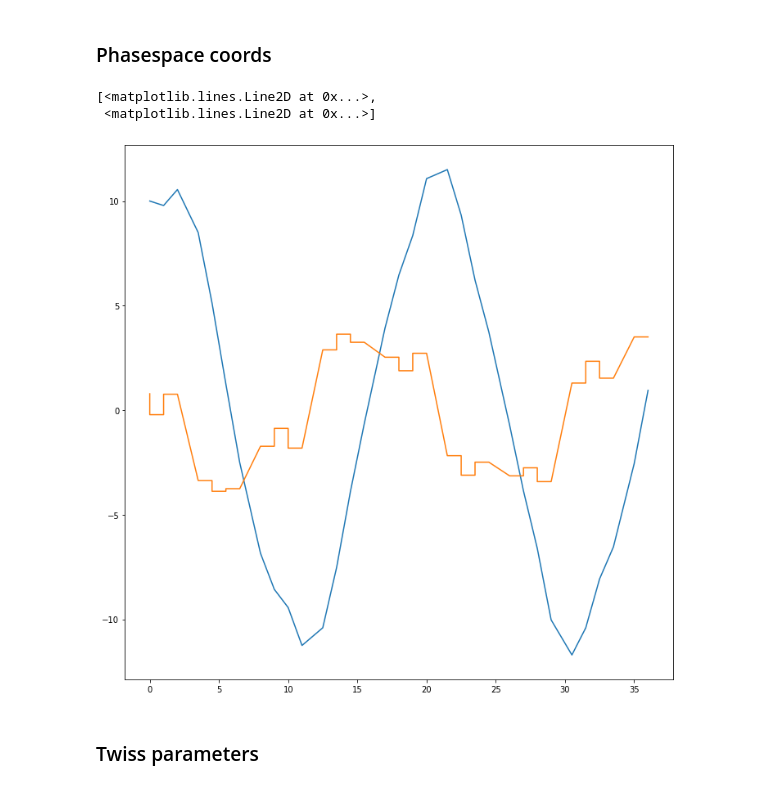
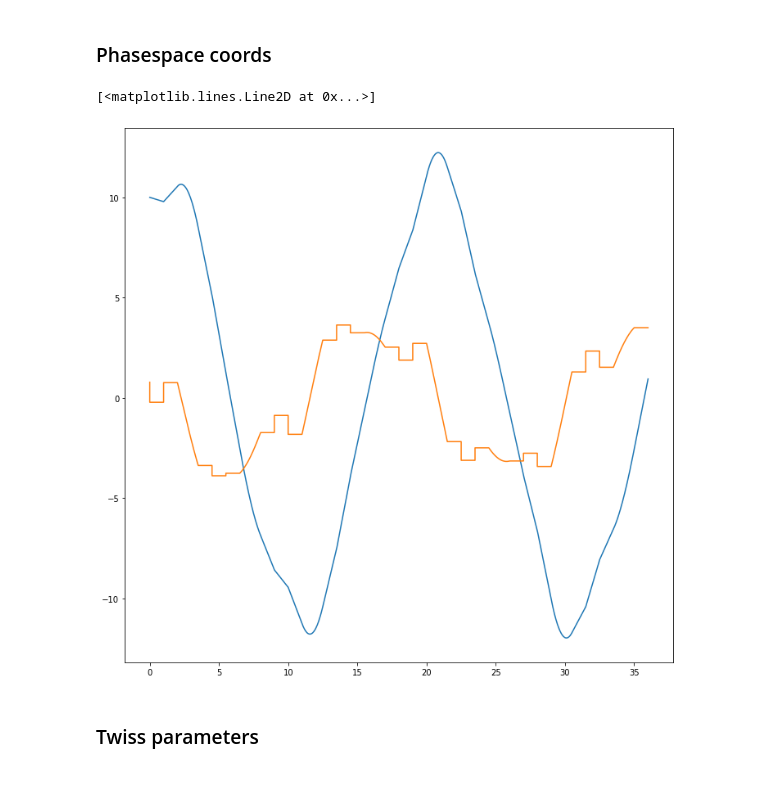
Before and after one commit to loiccoyle/pyaccelerator, a Jupyter notebook: noteboooks/lattice.ipynb, the cells around one changed output. Cells and saved outputs as stored; diff of their text form; code cells hidden in the pictures.

```diff
--- a/noteboooks/lattice.ipynb
+++ b/noteboooks/lattice.ipynb
@@ -142,13 +144,13 @@ lattice.plot()
 # %% [markdown]
 ### Phasespace coords
 # %%
-u, s = lattice.transport([10, np.pi/4], twiss=False)
+u, u_prime, s = lattice.slice(Drift, 100).slice(Dipole, 100).transport([10, np.pi/4])
 plt.figure(figsize=(12, 12))
-plt.plot(s, u.T)
+plt.plot(s, u)
+plt.plot(s, u_prime)
 # %% [output]
-[<matplotlib.lines.Line2D at 0x...>,
- <matplotlib.lines.Line2D at 0x...>]
+[<matplotlib.lines.Line2D at 0x...>]
-[figure, old version]
+[figure, new version]
 # %% [markdown]
 ### Twiss parameters
 # %%
```
Also changed, not shown: parts of 10 cells of this notebook, 4 other files.
